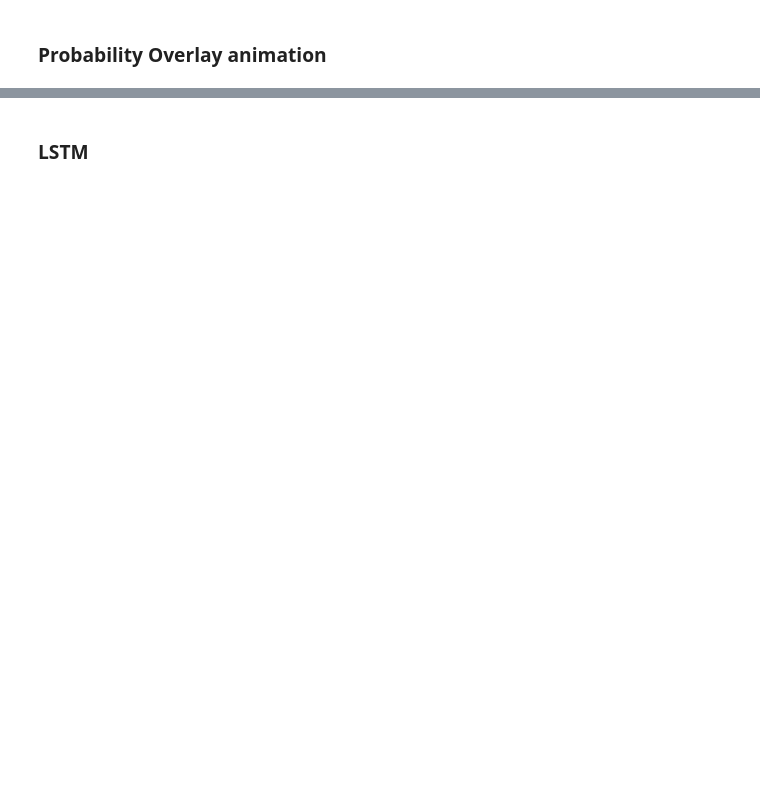
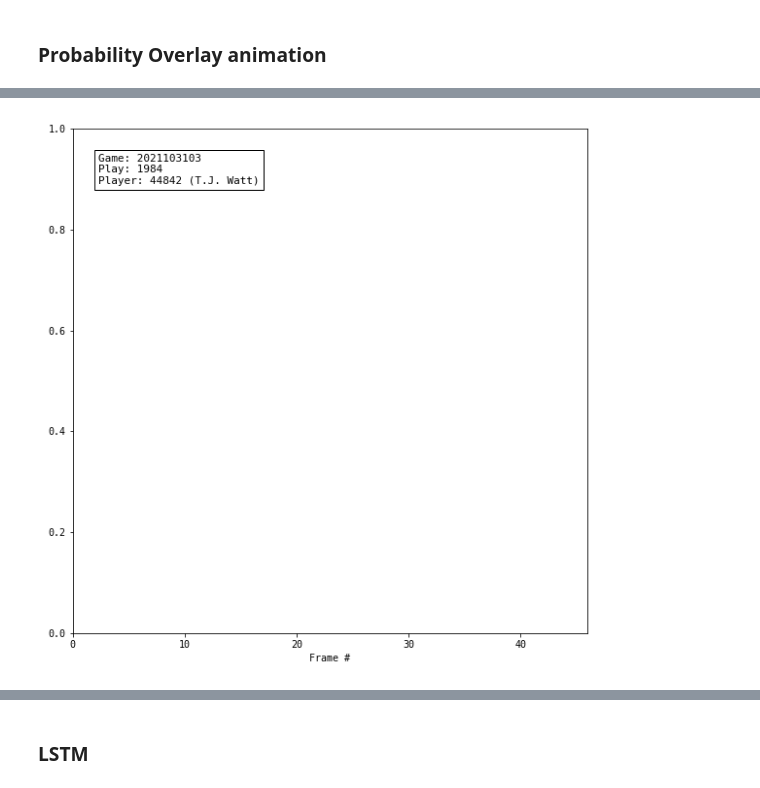
Before and after one commit to jskaza/nfl-big-data-bowl-2023, a Jupyter notebook: sack_probability_models_with_animation.ipynb, the cells around one changed output, grey strips where cells are left out. Saved outputs shown, nothing was run; the diff lists cells and outputs as text; code cells hidden in the pictures; blank space fills up the shorter version.

Commit message:
new animations

```diff
--- a/sack_probability_models_with_animation.ipynb
+++ b/sack_probability_models_with_animation.ipynb
@@ -264,0 +347,35 @@ Image('rush.gif')
+# %%
+# pressure probability animation
+lim_x = len(watt_probs) - 1
+lim_y = 1
+plt.rcParams["figure.figsize"] = [8, 8]
+plt.rcParams["figure.autolayout"] = True
+fig, ax = plt.subplots()
+ax.set_xlim(0,lim_x)
+ax.set_ylim(0,lim_y)
+ax.set_facecolor('w')
+ax.set_xlabel('Frame #')
+#ax.set_ylabel('Pressure Probability')
+
+
+line_prob, = ax.plot([],[], 'black', lw=2)
+label = ax.text(lim_x*0.05, 0.95, "", ha='left', va='top', fontsize=11, bbox = (dict(facecolor='white', alpha=1)))
+
+max_prob_frame = np.argmax(watt_probs)
+
+def animate(i):
+
+    label.set_text(f"""Game: 2021103103
+Play: 1984
+Player: 44842 (T.J. Watt)""")
+
+    line_prob.set_xdata(np.arange(1,i + 1))
+    line_prob.set_ydata(watt_probs[:i])
+
+ani = animation.FuncAnimation(fig, animate, frames=len(watt_probs))
+
+ani.save('prob.gif',fps=10, writer = 'imagemagick')
+plt.close(fig)
+Image('prob.gif')
+# %% [output]
+[figure, added]
```
Also changed, not shown: parts of 13 cells of this notebook.
